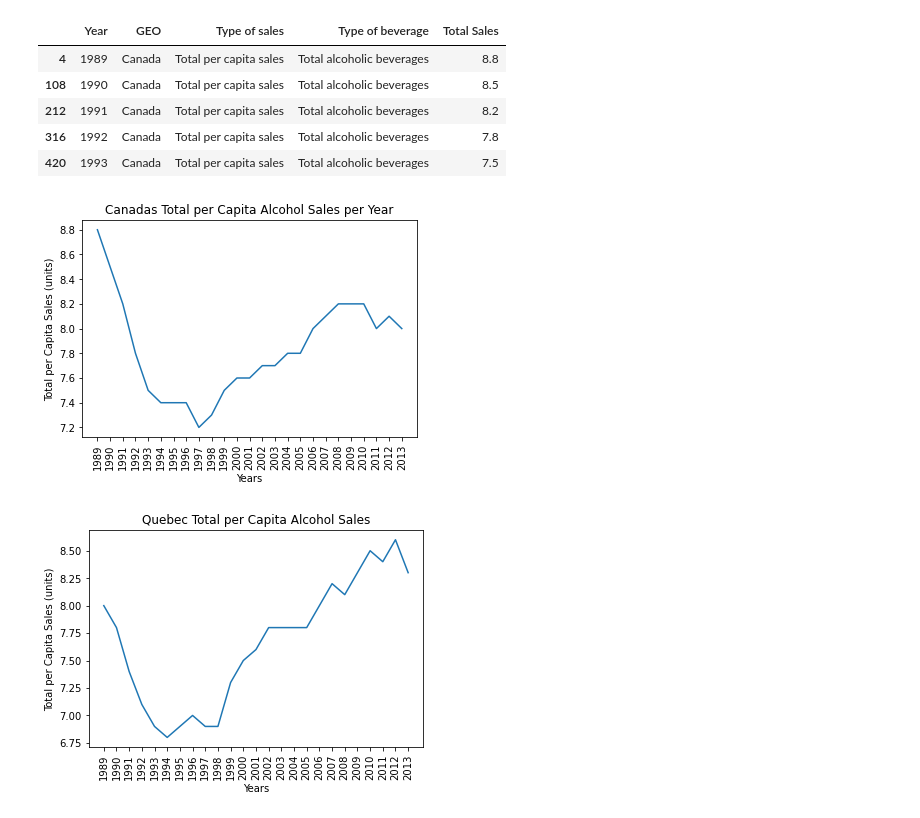
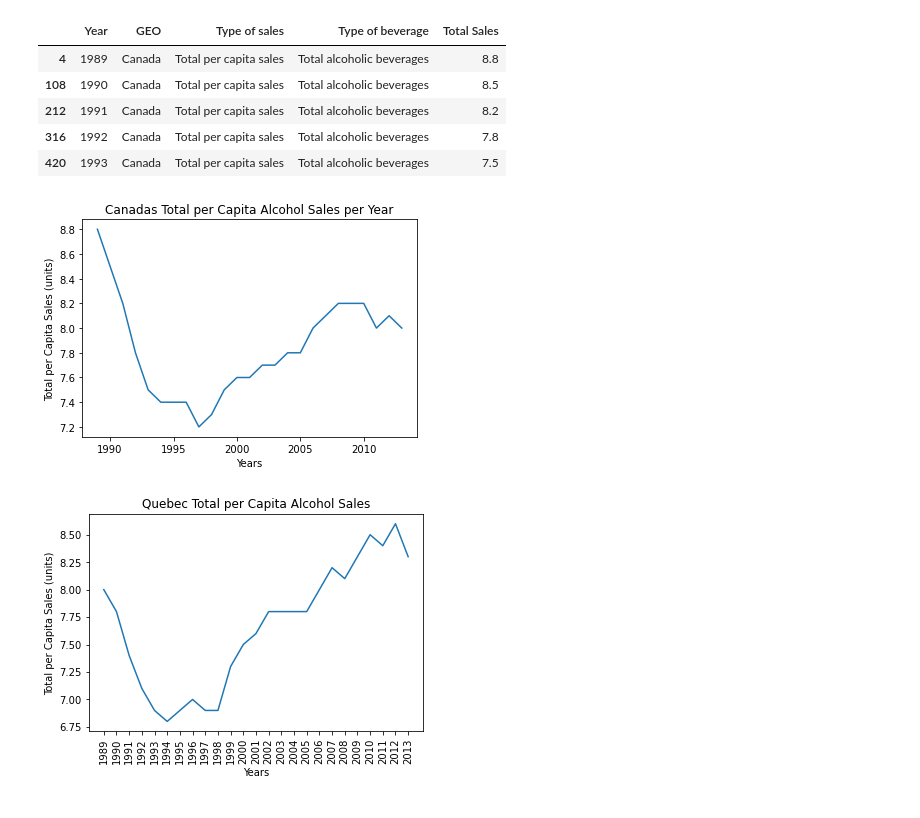
Before and after one commit to MattDavies1/Data-Bootcamp-Project, a Jupyter notebook: alc_sales.ipynb, the cells around one changed output. Cells and saved outputs as stored; diff of their text form; code cells hidden in the pictures.

```diff
--- a/alc_sales.ipynb
+++ b/alc_sales.ipynb
@@ -123,14 +123,13 @@ can_total_capita.head()
 # %%
 #create a line graph for total per capita sales per year
 plt.plot(can_total_capita["Year"],can_total_capita["Total Sales"])
-plt.xticks(can_total_capita["Year"],rotation = "vertical")
+plt.xlabel("Years")
 plt.ylabel("Total per Capita Sales (units)")
-plt.xlabel("Years")
 plt.title("Canadas Total per Capita Alcohol Sales per Year")
 plt.savefig("Output_data/can_capita.png")
 plt.show()
 # %% [output]
-[figure, old version]
+[figure, new version]
 # %%
 #create a df for total per capita sales per year for provinces
 prov_total_capita = alc_sales.loc[(alc_sales["GEO"]!="Canada")&
```
Also changed, not shown: parts of 4 cells of this notebook, 14 other files.
